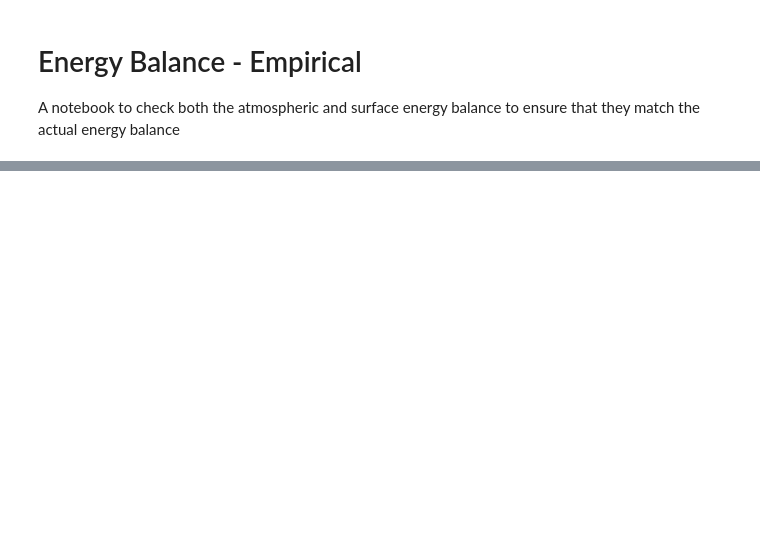
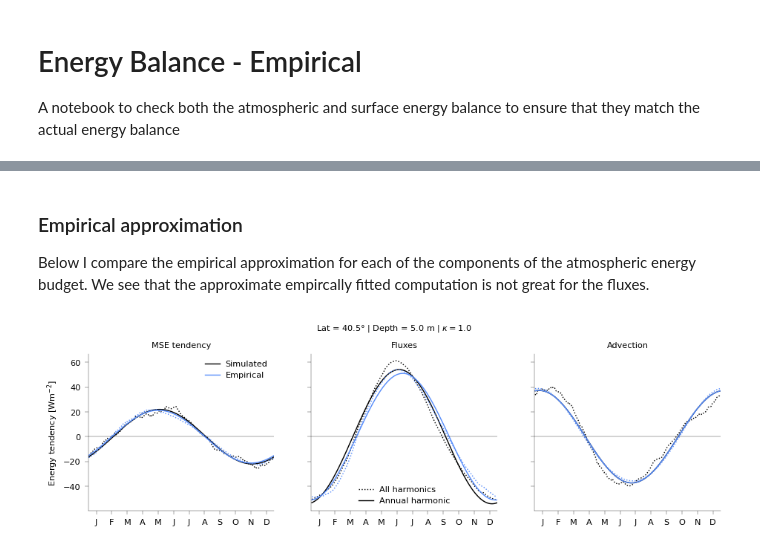
Before and after one commit to jduffield65/Isca, a Jupyter notebook: jobs/thesis_season/energy_balance_empirical.ipynb, the cells around one changed output, grey strips where cells are left out. Cells and saved outputs as stored; diff of their text form; code cells hidden in the pictures; blank space fills up the shorter version.

```diff
--- a/jobs/thesis_season/energy_balance_empirical.ipynb
+++ b/jobs/thesis_season/energy_balance_empirical.ipynb
@@ -72,0 +87,61 @@ This is closed by definition with advection, but for single column it serves as
+# %% [markdown]
+### Empirical approximation
+Below I compare the empirical approximation for each of the components of the atmospheric energy budget. We see that the approximate empircally fitted computation is not great for the fluxes.
+# %%
+fig, ax = plt.subplots(1, 3, sharex=True, sharey=True)
+fig_resize(fig, utils.width['two_col'] * 2)
+
+# MSE tendency - simulated
+ax[0].set_title('MSE tendency')
+ax[0].plot(ds.time, ds['mse_tend_atmos'], color='k', linestyle=':')
+var = get_fourier_fit_xr(ds.time, ds['mse_tend_atmos'], n_harmonics=1, pad_coefs_phase=True)[0]
+ax[0].plot(ds.time, var, color='k', label='Simulated')
+
+# MSE tendency - empirical
+var = utils.get_approx_mse_tend(ds.temp_atm, feedback_params['coef_amp_col'], feedback_params['coef_phase_col'],
+                                feedback_params['mu'], ds['p_integ_calc'].mean(dim='time'), ds.time)
+ax[0].plot(ds.time, var, color='C0', linestyle=':')
+var = get_fourier_fit_xr(ds.time, var, n_harmonics=1, pad_coefs_phase=True)[0]
+ax[0].plot(ds.time, var, color='C0', label='Empirical')
+
+# fluxes - simulated
+ax[1].set_title('Fluxes')
+var = ds['flux_atmos']-ds['flux_atmos'].mean(dim='time')
+ax[1].plot(ds.time, var, color='k', linestyle=':', label='All harmonics')
+var = get_fourier_fit_xr(ds.time, var, n_harmonics=1, pad_coefs_phase=True)[0]
+ax[1].plot(ds.time, var, color='k', label='Annual harmonic')
+
+# fluxes - empirical
+var = utils.get_approx_flux_atmos(ds.temp_atm, ds.temp_surf, ds.swdn_toa, ds.sw_abs, feedback_params['lambda_const'],
+                                  feedback_params['lambda_a'], feedback_params['B'], feedback_params['lambda_lw1'],
+                                  feedback_params['coef_phase_olr'])
+ax[1].plot(ds.time, var, color='C0', linestyle=':')
+var = get_fourier_fit_xr(ds.time, var, n_harmonics=1, pad_coefs_phase=True)[0]
+ax[1].plot(ds.time, var, color='C0')
+
+# advection - simulated
+ax[2].set_title('Advection')
+var = ds['adv_atmos']-ds['adv_atmos'].mean(dim='time')
+ax[2].plot(ds.time, var, color='k', linestyle=':', label='All harmonics')
+var = get_fourier_fit_xr(ds.time, var, n_harmonics=1, pad_coefs_phase=True)[0]
+ax[2].plot(ds.time, var, color='k', label='Annual harmonic')
+
+# advection - empirical
+var = utils.get_approx_adv_atmos(ds.temp_atm, feedback_params['lambda_adv'], feedback_params['coef_phase_adv'])
+ax[2].plot(ds.time, var, color='C0', linestyle=':')
+var = get_fourier_fit_xr(ds.time, var, n_harmonics=1, pad_coefs_phase=True)[0]
+ax[2].plot(ds.time, var, color='C0')
+
+update_linewidth(fig)
+ax[0].legend()
+ax[1].legend()
+for i, ax_use in enumerate(ax):
+    ax_use.axhline(0, color='k', lw=ax_linewidth)
+ax[0].set_xlim(-1, 360)
+ax[0].set_xticks(*utils.month_ticks)
+ax[0].set_ylabel('Energy tendency [Wm$^{-2}$]')
+fig.suptitle(f'Lat = {ds.lat.values:.1f}$\degree$ | Depth = {ds.depth:.1f} m | $\kappa = {ds.odp:.1f}$', y=1.03)
+update_fontsize(fig)
+plt.show()
+# %% [output]
+[figure, added]
```
Also changed, not shown: parts of 5 cells of this notebook, 2 other files.
